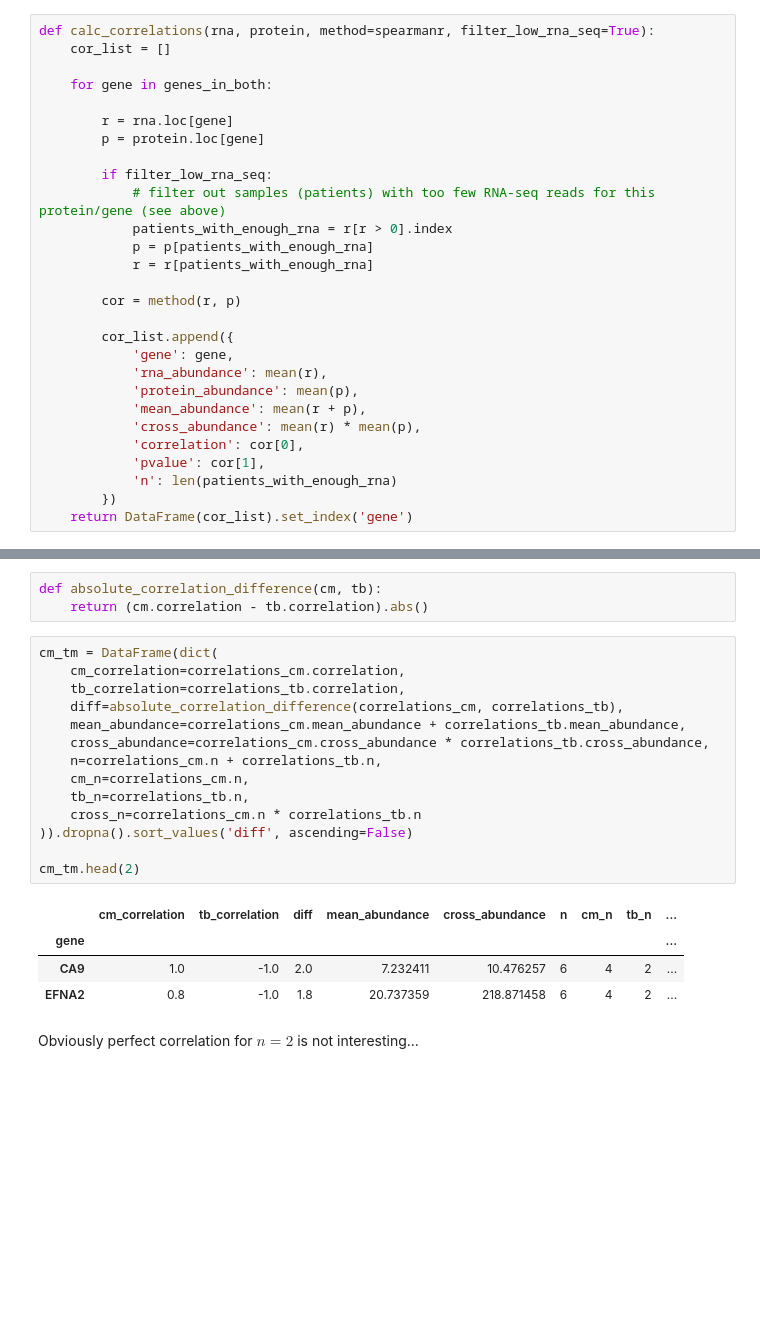
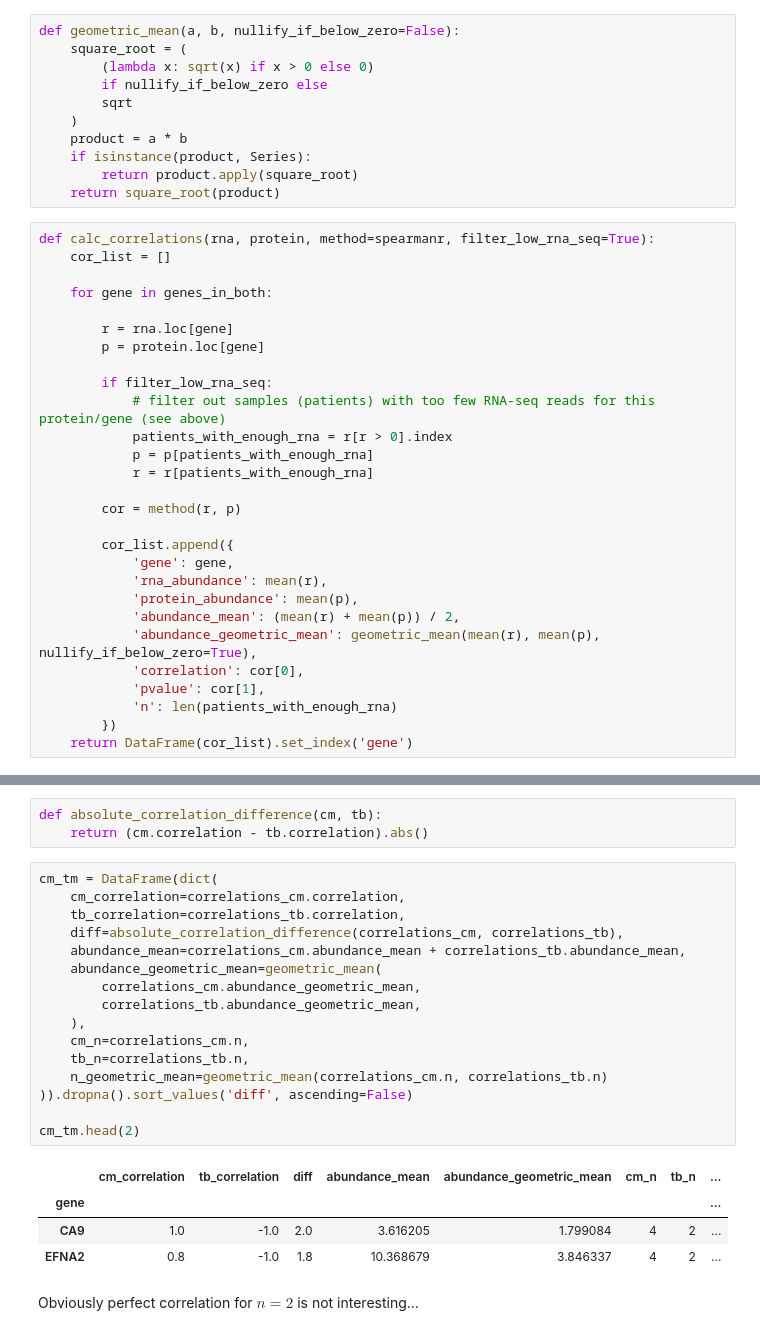
Before and after one commit to krassowski/meningitis-integration, a Jupyter notebook: analyses/integration/Correlations.ipynb, the cells around one changed output, grey strips where cells are left out. Saved outputs shown, nothing was run; the diff lists cells and outputs as text; blank space fills up the shorter version.

```diff
--- a/analyses/integration/Correlations.ipynb
+++ b/analyses/integration/Correlations.ipynb
@@ -199,3 +205,14 @@ If we were to look at the RNA/protein correlations across the samples, we see th
+# %%
+def geometric_mean(a, b, nullify_if_below_zero=False):
+    square_root = (
+        (lambda x: sqrt(x) if x > 0 else 0)
+        if nullify_if_below_zero else
+        sqrt
+    )
+    product = a * b
+    if isinstance(product, Series):
+        return product.apply(square_root)
+    return square_root(product)
 # %%
 def calc_correlations(rna, protein, method=spearmanr, filter_low_rna_seq=True):
     cor_list = []
@@ -217,8 +234,8 @@ def calc_correlations(rna, protein, method=spearmanr, filter_low_rna_seq=True):
             'gene': gene,
             'rna_abundance': mean(r),
             'protein_abundance': mean(p),
-            'mean_abundance': mean(r + p),
-            'cross_abundance': mean(r) * mean(p),
+            'abundance_mean': (mean(r) + mean(p)) / 2,
+            'abundance_geometric_mean': geometric_mean(mean(r), mean(p), nullify_if_below_zero=True),
             'correlation': cor[0],
             'pvalue': cor[1],
             'n': len(patients_with_enough_rna)
@@ -556,21 +573,23 @@ def absolute_correlation_difference(cm, tb):
 # %%
 cm_tm = DataFrame(dict(
     cm_correlation=correlations_cm.correlation,
     tb_correlation=correlations_tb.correlation,
     diff=absolute_correlation_difference(correlations_cm, correlations_tb),
-    mean_abundance=correlations_cm.mean_abundance + correlations_tb.mean_abundance,
-    cross_abundance=correlations_cm.cross_abundance * correlations_tb.cross_abundance,
-    n=correlations_cm.n + correlations_tb.n,
+    abundance_mean=correlations_cm.abundance_mean + correlations_tb.abundance_mean,
+    abundance_geometric_mean=geometric_mean(
+        correlations_cm.abundance_geometric_mean,
+        correlations_tb.abundance_geometric_mean,
+    ),
     cm_n=correlations_cm.n,
     tb_n=correlations_tb.n,
-    cross_n=correlations_cm.n * correlations_tb.n
+    n_geometric_mean=geometric_mean(correlations_cm.n, correlations_tb.n)
 )).dropna().sort_values('diff', ascending=False)
 
 cm_tm.head(2)
 # %% [output]
-|  | cm_correlation | tb_correlation | diff | mean_abundance | cross_abundance | n | cm_n | tb_n | ... |
-| gene |  |  |  |  |  |  |  |  | ... |
-| CA9 | 1.0 | -1.0 | 2.0 | 7.232411 | 10.476257 | 6 | 4 | 2 | ... |
-| EFNA2 | 0.8 | -1.0 | 1.8 | 20.737359 | 218.871458 | 6 | 4 | 2 | ... |
+|  | cm_correlation | tb_correlation | diff | abundance_mean | abundance_geometric_mean | cm_n | tb_n | ... |
+| gene |  |  |  |  |  |  |  | ... |
+| CA9 | 1.0 | -1.0 | 2.0 | 3.616205 | 1.799084 | 4 | 2 | ... |
+| EFNA2 | 0.8 | -1.0 | 1.8 | 10.368679 | 3.846337 | 4 | 2 | ... |
 # %% [markdown]
 Obviously perfect correlation for $n=2$ is not interesting...
```
Also changed, not shown: parts of 153 cells of this notebook, 7 other files.
